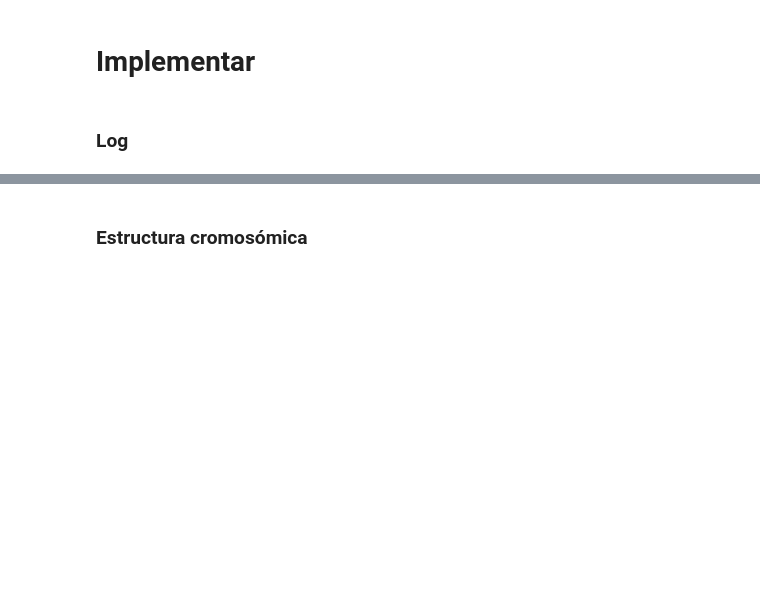
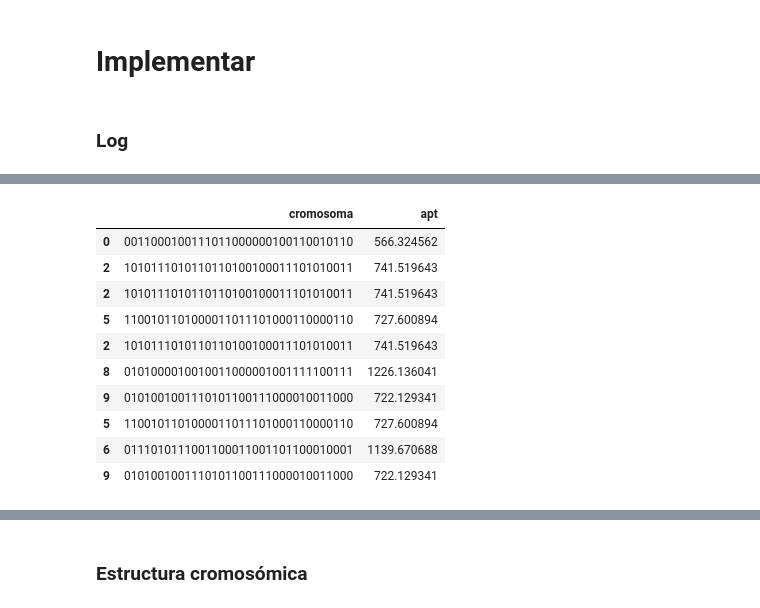
Before and after one commit to JafetMoon/dia-mod6-simple-evolutionary-algorithm, a Jupyter notebook: simple_evolutionary_algorithm.ipynb, the cells around one changed output, grey strips where cells are left out. Drawn from its saved outputs; the diff is of its cells as text; code cells hidden in the pictures; blank space fills up the shorter version.

```diff
--- a/simple_evolutionary_algorithm.ipynb
+++ b/simple_evolutionary_algorithm.ipynb
@@ -51,0 +107,16 @@ def log_generacion(filename, mode='save', **kwargs):
+# %%
+# Selección de padres
+par_sel = se.ruleta()
+par_sel
+# %% [output]
+|  | cromosoma | apt |
+| 0 | 0011000100111011000000100110010110 | 566.324562 |
+| 2 | 1010111010110110100100011101010011 | 741.519643 |
+| 2 | 1010111010110110100100011101010011 | 741.519643 |
+| 5 | 1100101101000011011101000110000110 | 727.600894 |
+| 2 | 1010111010110110100100011101010011 | 741.519643 |
+| 8 | 0101000010010011000001001111100111 | 1226.136041 |
+| 9 | 0101001001110101100111000010011000 | 722.129341 |
+| 5 | 1100101101000011011101000110000110 | 727.600894 |
+| 6 | 0111010111001100011001101100010001 | 1139.670688 |
+| 9 | 0101001001110101100111000010011000 | 722.129341 |
```
Also changed, not shown: parts of 21 cells of this notebook.
